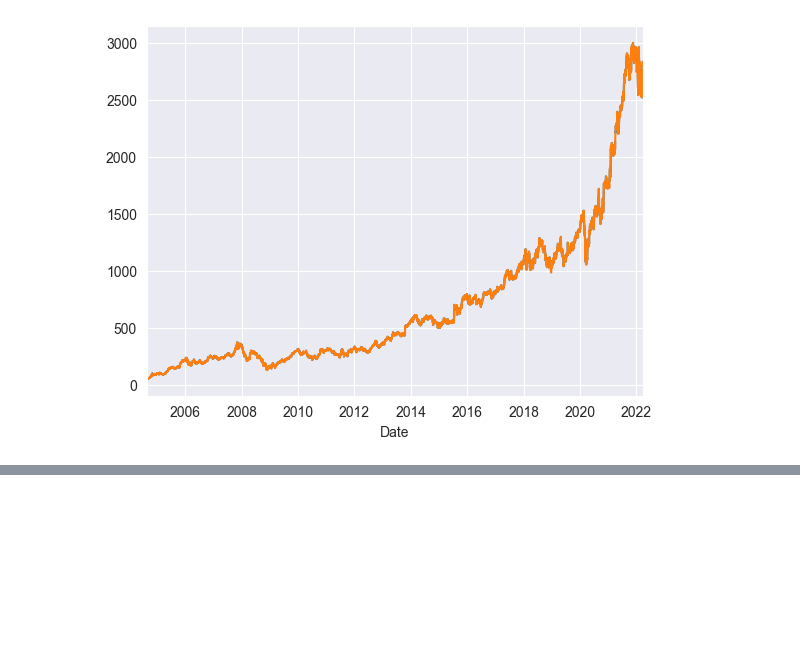
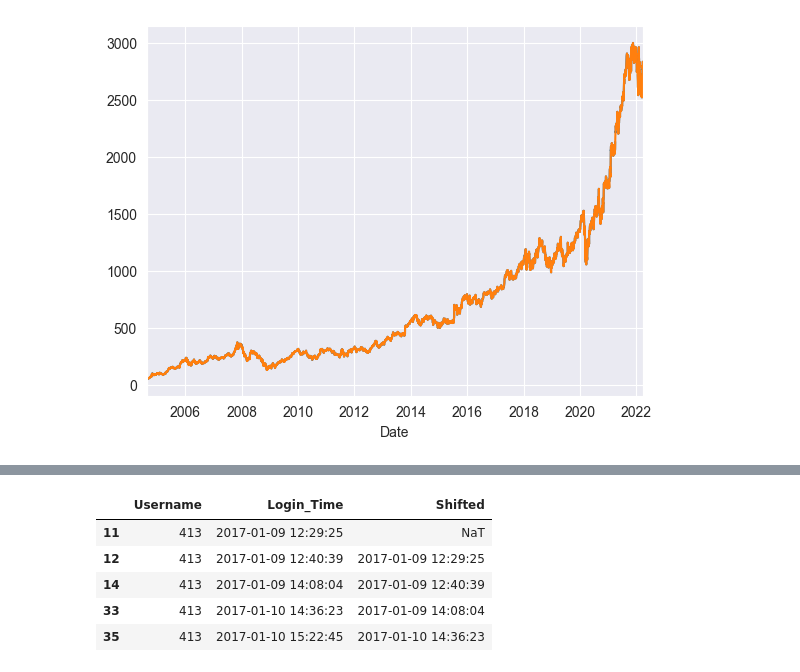
Before and after one commit to DevRitesh08/0.-Preparatory-Topics-for-ML, a Jupyter notebook: Pandas/Time_series_Analysis.ipynb, the cells around one changed output, grey strips where cells are left out. Drawn from its saved outputs; the diff is of its cells as text; code cells hidden in the pictures; blank space fills up the shorter version.

```diff
--- a/Pandas/Time_series_Analysis.ipynb
+++ b/Pandas/Time_series_Analysis.ipynb
@@ -728,0 +795,4 @@ plt.show()
+# %%
+df = pd.read_csv('../DataSets/login.csv' , header=None)
+df = df[[1,2]]
+df.rename(columns={1:'Username', 2:'Login_Time'}, inplace=True)
@@ -728,0 +826,3 @@ plt.show()
+# %%
+max_user = df[df['Username'] == 413 ].copy()
+max_user.head()
@@ -728,0 +836,3 @@ plt.show()
+# %%
+max_user['Login_Time'] = pd.to_datetime(max_user['Login_Time'])
+max_user.info()
@@ -728,0 +849,10 @@ plt.show()
+# %%
+max_user['Shifted'] = max_user['Login_Time'].shift(1)
+max_user.head()
+# %% [output]
+|  | Username | Login_Time | Shifted |
+| 11 | 413 | 2017-01-09 12:29:25 | NaT |
+| 12 | 413 | 2017-01-09 12:40:39 | 2017-01-09 12:29:25 |
+| 14 | 413 | 2017-01-09 14:08:04 | 2017-01-09 12:40:39 |
+| 33 | 413 | 2017-01-10 14:36:23 | 2017-01-09 14:08:04 |
+| 35 | 413 | 2017-01-10 15:22:45 | 2017-01-10 14:36:23 |
```
Also changed, not shown: parts of 13 cells of this notebook, 2 other files.
